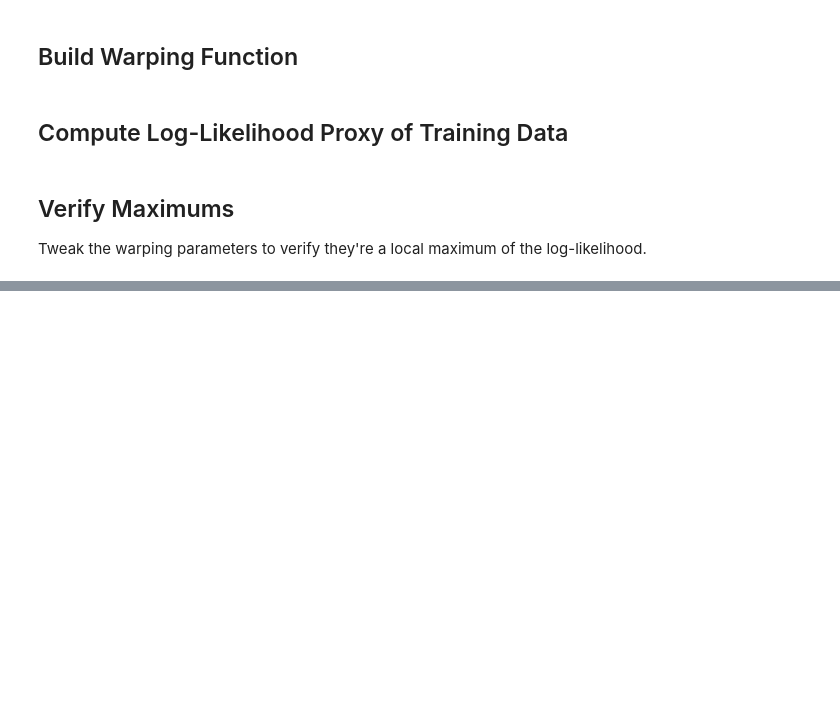
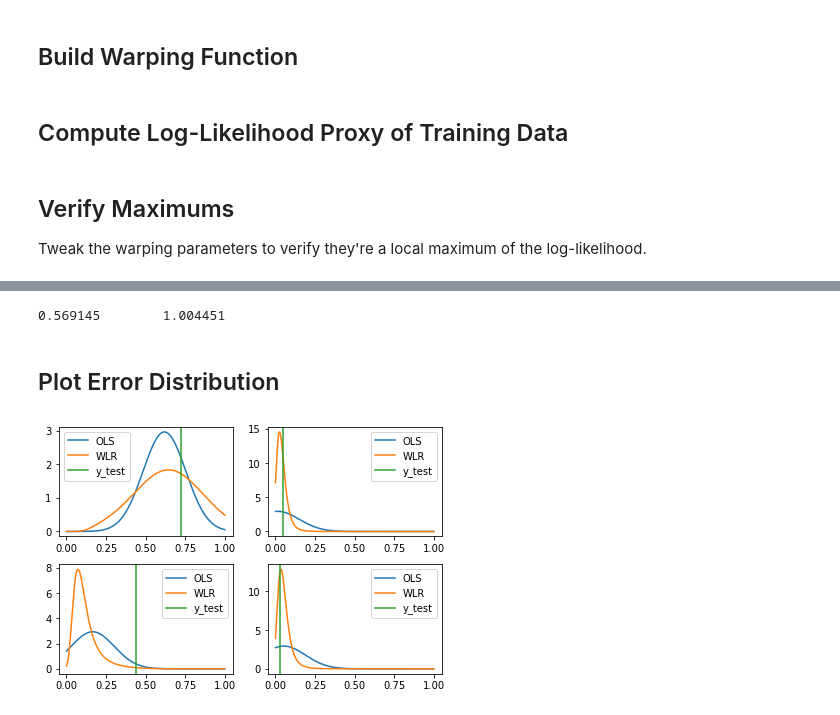
Before and after one commit to rnburn/warped-regression-doc, a Jupyter notebook: notebooks/communities_example_cv.ipynb, the cells around one changed output, grey strips where cells are left out. Drawn from its saved outputs; the diff is of its cells as text; code cells hidden in the pictures; blank space fills up the shorter version.

```diff
--- a/notebooks/communities_example_cv.ipynb
+++ b/notebooks/communities_example_cv.ipynb
@@ -142,0 +178,10 @@ AssertionError: Can't verify optimum
+# %%
+def compute_warped_linear_model_log_likelihood(phi, X_train, y_train,
+                                               X_test, y_test):
+    f, fp = make_warper(phi, y_train)
+    z_train = f(y_train)
+    z_test = f(y_test)
+    result = compute_linear_model_log_likelihood(X_train, z_train,
+                                                 X_test, z_test)
+    result += np.sum(np.log(fp(y_test)))
+    return result
@@ -142,0 +223,42 @@ AssertionError: Can't verify optimum
+# %%
+linear_cv_log_likelihood_avg = np.sum(linear_cv_log_likelihoods) / len(y)
+warped_cv_log_likelihood_avg = np.sum(warped_cv_log_likelihoods) / len(y)
+print("%f\t%f" % (linear_cv_log_likelihood_avg, warped_cv_log_likelihood_avg))
+# %% [output]
+0.569145        1.004451
+# %% [markdown]
+## Plot Error Distribution
+# %%
+fold = 0
+y_range = np.arange(np.min(y), np.max(y), 0.0001)
+train_indexes, test_indexes = cv_splits[fold]
+X_train = X[train_indexes, :]
+y_train = y[train_indexes]
+phi = warping_parameters[fold]
+f, fp = make_warper(phi, y_train)
+z_train = f(y_train)
+linear_model = fit_linear_regression_model(X_train, y_train)
+warped_model = fit_linear_regression_model(X_train, z_train)
+# %%
+def plot_error_distributions(index, plot):
+    xi = X_test[index,:]
+    yi = y_test[index]
+    p1 = compute_prediction_pdf(linear_model, xi)
+    p2 = compute_warped_prediction_pdf(warped_model, f, fp, xi)
+    plot.plot(y_range, p1(y_range), label = 'OLS')
+    plot.plot(y_range, p2(y_range), label = 'WLR')
+    plot.axvline(yi, c='tab:green', label='y_test')
+    plot.legend()
+# %%
+nrows = 2
+ncols = 2
+indexes = np.random.choice(range(len(cv_splits[0][1])), nrows*ncols)
+fig, axes = plt.subplots(nrows=nrows, ncols=ncols)
+index = 0
+for i in range(nrows):
+    for j in range(ncols):
+        plot_error_distributions(indexes[index], axes[i, j])
+        index += 1
+fig.tight_layout()
+# %% [output]
+[figure, added]
```
Also changed, not shown: parts of 13 cells of this notebook.
